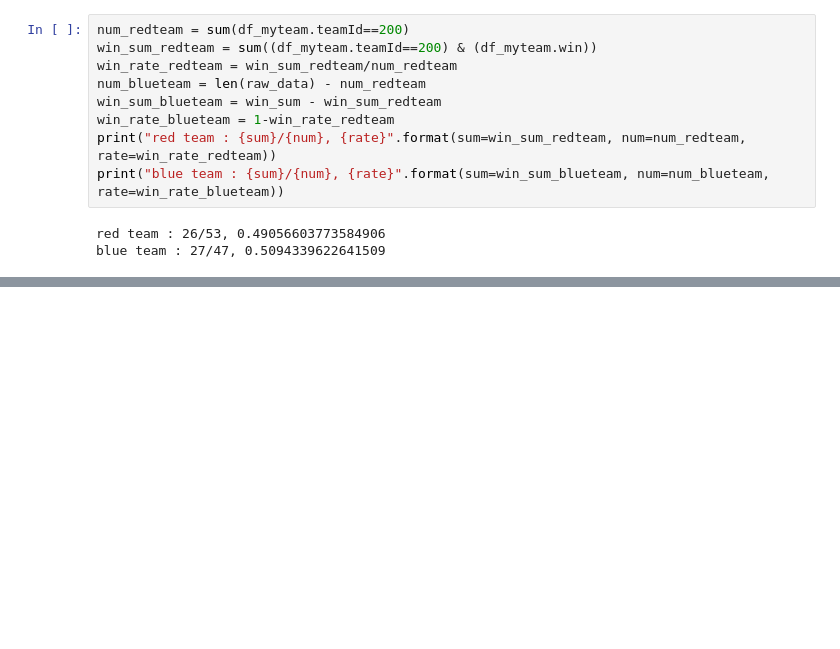
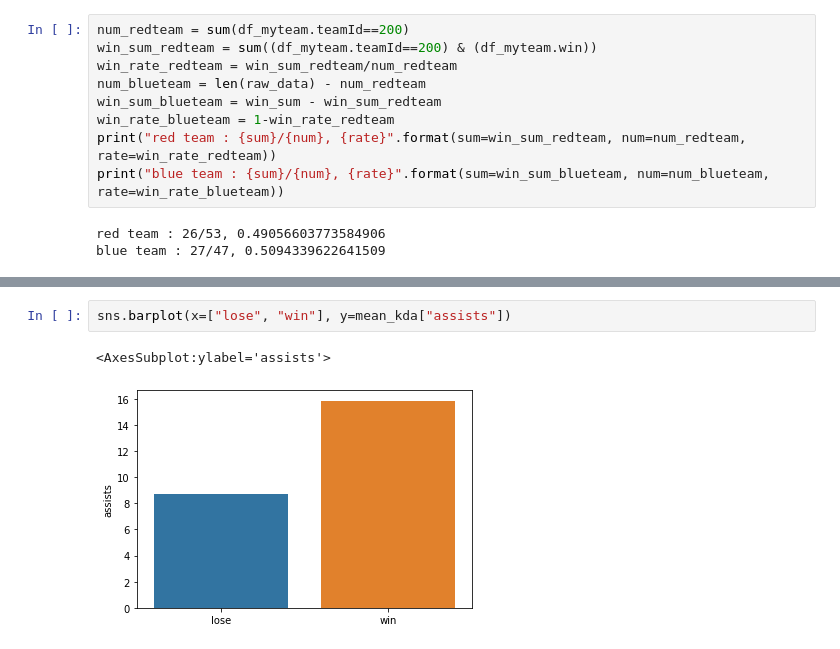
Before and after one commit to uowol/Project_LoLStatistics, a Jupyter notebook: stat_data_야식은치킨이지.ipynb, the cells around one changed output, grey strips where cells are left out. Cells and saved outputs as stored; diff of their text form; blank space fills up the shorter version.

```diff
--- a/stat_data_야식은치킨이지.ipynb
+++ b/stat_data_야식은치킨이지.ipynb
@@ -124,0 +179,5 @@ blue team : 27/47, 0.5094339622641509
+# %%
+sns.barplot(x=["lose", "win"], y=mean_kda["assists"])
+# %% [output]
+<AxesSubplot:ylabel='assists'>
+[figure, added]
```
Also changed, not shown: parts of 23 cells of this notebook.
